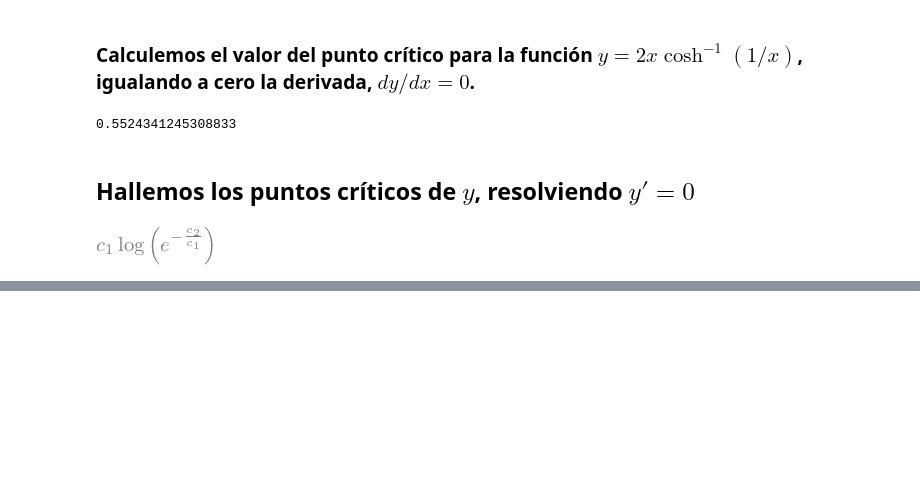
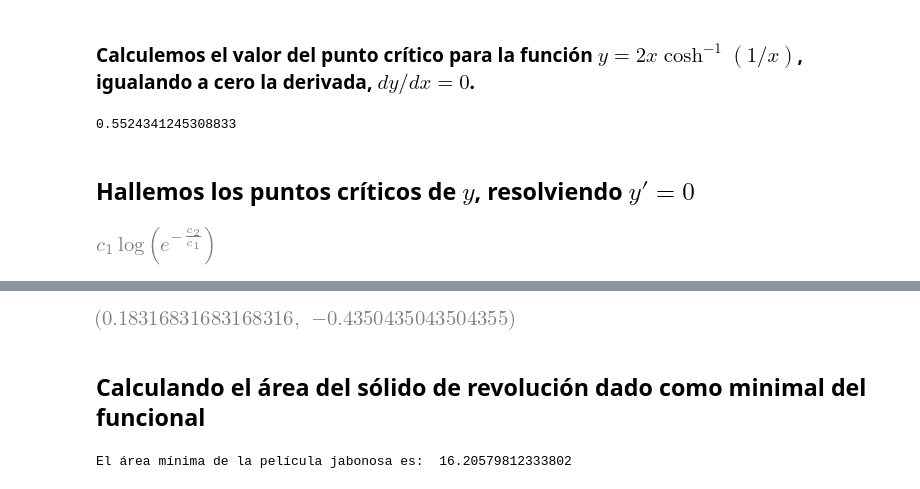
Before and after one commit to LeonardoLopez2218061/ModeladoMatematicoII_LEO, a Jupyter notebook: Notebooks/093121Tarea3.ipynb, the cells around one changed output, grey strips where cells are left out. Drawn from its saved outputs; the diff is of its cells as text; code cells hidden in the pictures; blank space fills up the shorter version.

```diff
--- a/Notebooks/093121Tarea3.ipynb
+++ b/Notebooks/093121Tarea3.ipynb
@@ -109,0 +127,11 @@ sp.solve(sp.diff(y,x),x)[1]
+# %%
+def calConst(r=1,R=2,L=1,tol=0.01):
+    for i in np.linspace(0.1,10,10000):
+        for j in np.linspace(-10,10,10000):
+            if (np.abs(R-i*np.cosh((L+j)/i))<=tol) and (np.abs(r-i*np.cosh(j/i))<=tol):
+                return (i,j)
+calConst()
+# %% [output]
+[figure, added]
+# %% [markdown]
+## Calculando el área del sólido de revolución dado como minimal del funcional
@@ -109,0 +148,4 @@ sp.solve(sp.diff(y,x),x)[1]
+# %%
+calcArea()
+# %% [output]
+El área mínima de la película jabonosa es:  16.20579812333802
```
Also changed, not shown: parts of 9 cells of this notebook.
